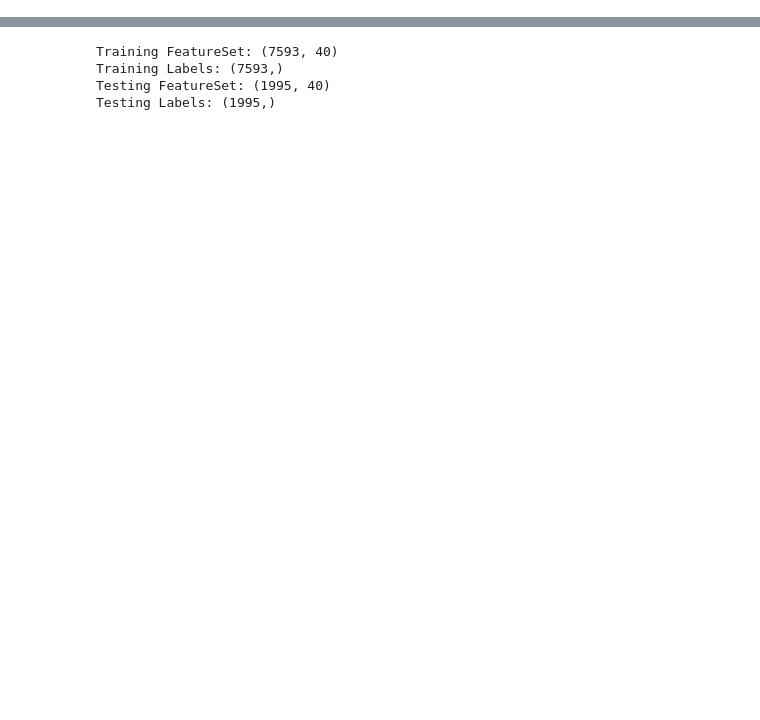
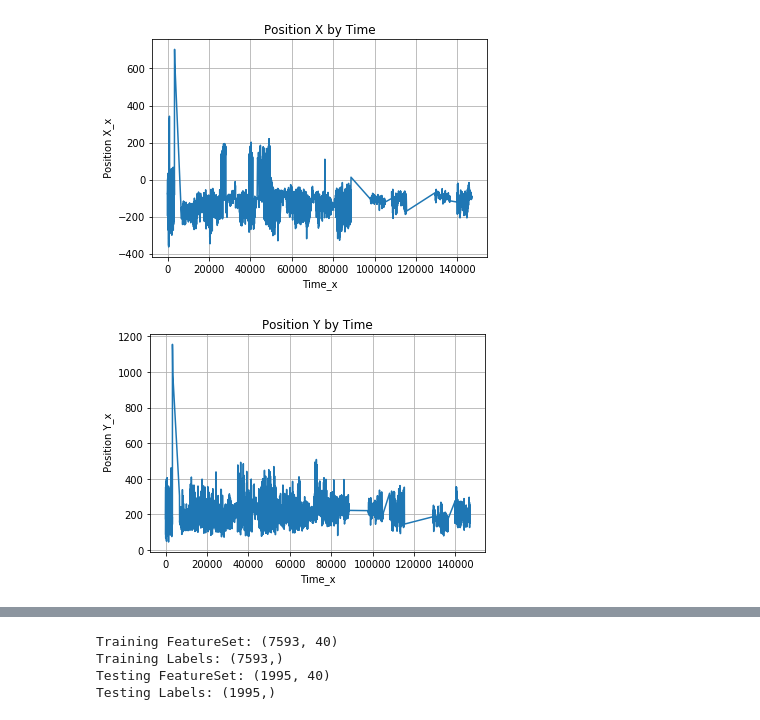
Before and after one commit to TalAbed/Hands, a Jupyter notebook: Hands - B.ipynb, the cells around one changed output, grey strips where cells are left out. Drawn from its saved outputs; the diff is of its cells as text; code cells hidden in the pictures; blank space fills up the shorter version.

```diff
--- a/Hands - B.ipynb
+++ b/Hands - B.ipynb
@@ -62,0 +78,19 @@ train.head()
+# %%
+fig, ax = plt.subplots()
+ax.plot(train[' Position X_x'])
+ax.set(xlabel='Time_x', ylabel=' Position X_x',
+       title='Position X by Time')
+ax.grid()
+fig.savefig("test.png")
+plt.show()
+
+fig, ax = plt.subplots()
+ax.plot(train[' Position Y_x'])
+ax.set(xlabel='Time_x', ylabel=' Position Y_x',
+       title='Position Y by Time')
+ax.grid()
+fig.savefig("test.png")
+plt.show()
+# %% [output]
+[figure, added]
+[figure, added]
```
Also changed, not shown: parts of 9 cells of this notebook.
